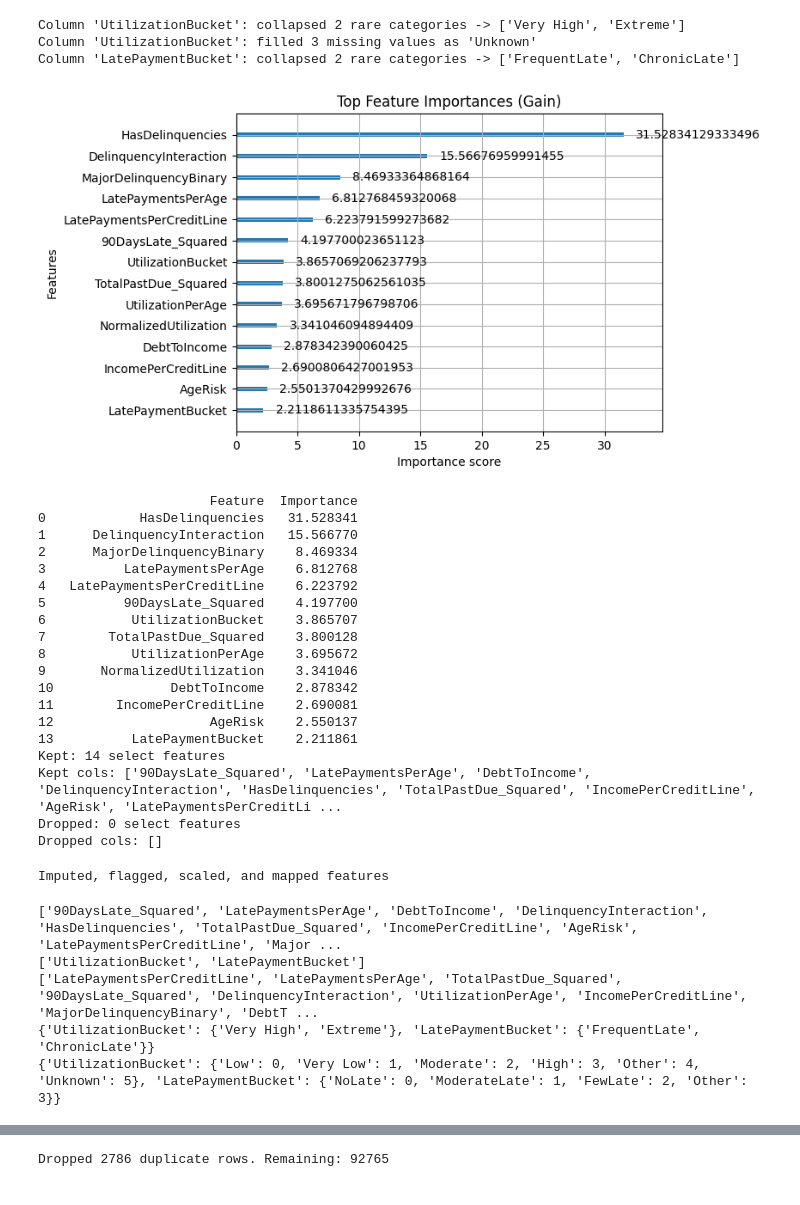
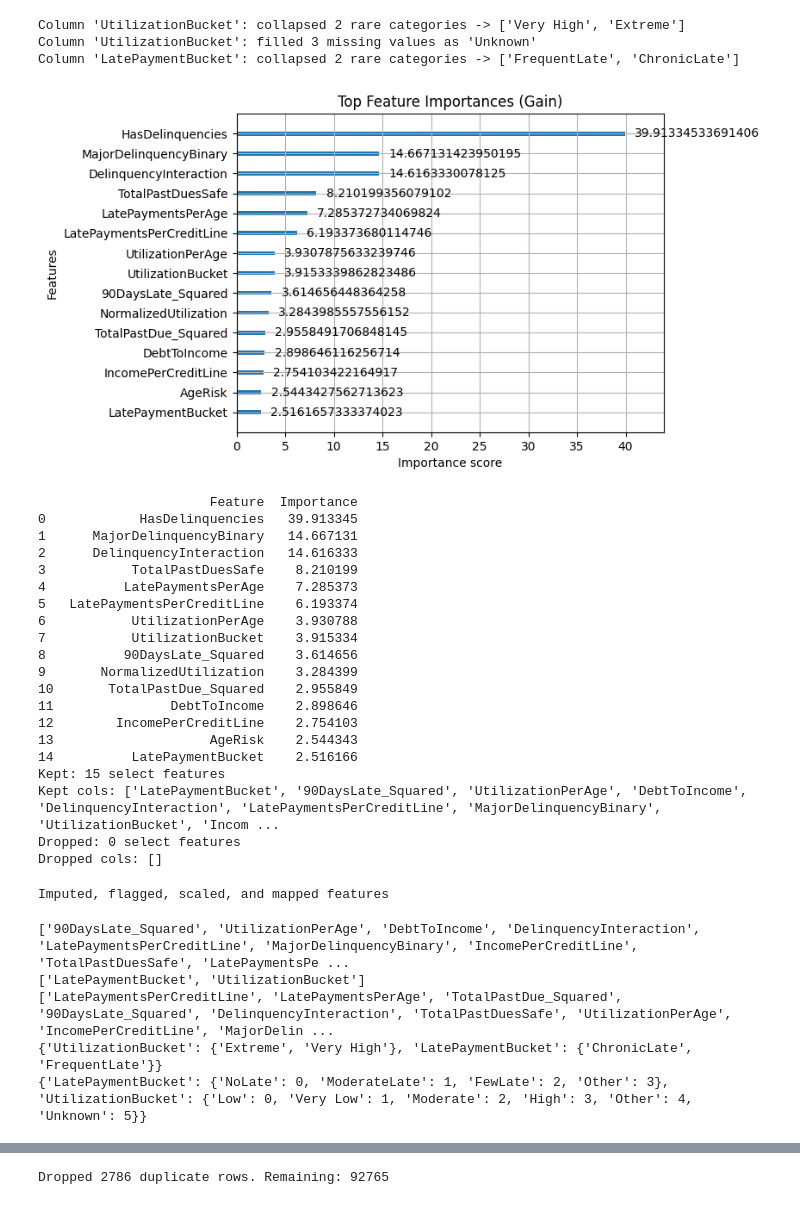
Before and after one commit to sunnysunny77/loan, a Jupyter notebook: cr.ipynb, the cells around one changed output, grey strips where cells are left out. Cells and saved outputs as stored; diff of their text form; code cells hidden in the pictures.

```diff
--- a/cr.ipynb
+++ b/cr.ipynb
@@ -123,6 +123,8 @@ def engineer_features(df):
     )
 
     RevolvingUtilizationOfUnsecuredLines = np.log1p(df_e["RevolvingUtilizationOfUnsecuredLines"].fillna(0))
+
+    df_e["TotalPastDuesSafe"] = TotalPastDue
 
     df_e["MajorDelinquencyBinary"] = (
         (df_e["NumberOfTimes90DaysLate"].fillna(0) > 0) |
@@ -630,26 +633,27 @@ Column 'UtilizationBucket': filled 3 missing values as 'Unknown'
 Column 'LatePaymentBucket': collapsed 2 rare categories -> ['FrequentLate', 'ChronicLate']
 # %%
 # Feature selection
-df_selected, fs_cols_to_drop = select_features(df_collapsed, y_train, n_to_keep=13, bias_mode=None)
+df_selected, fs_cols_to_drop = select_features(df_collapsed, y_train, n_to_keep=14, bias_mode=None)
 # %% [output]
-[figure, old version]
+[figure, new version]
                       Feature  Importance
-0            HasDelinquencies   31.528341
-1      DelinquencyInteraction   15.566770
-2      MajorDelinquencyBinary    8.469334
-3          LatePaymentsPerAge    6.812768
-4   LatePaymentsPerCreditLine    6.223792
-5          90DaysLate_Squared    4.197700
-6           UtilizationBucket    3.865707
-7        TotalPastDue_Squared    3.800128
-8           UtilizationPerAge    3.695672
-9       NormalizedUtilization    3.341046
-10               DebtToIncome    2.878342
-11        IncomePerCreditLine    2.690081
-12                    AgeRisk    2.550137
-13          LatePaymentBucket    2.211861
-Kept: 14 select features
-Kept cols: ['90DaysLate_Squared', 'LatePaymentsPerAge', 'DebtToIncome', 'DelinquencyInteraction', 'HasDelinquencies', 'TotalPastDue_Squared', 'IncomePerCreditLine', 'AgeRisk', 'LatePaymentsPerCreditLi ...
+0            HasDelinquencies   39.913345
+1      MajorDelinquencyBinary   14.667131
+2      DelinquencyInteraction   14.616333
+3           TotalPastDuesSafe    8.210199
+4          LatePaymentsPerAge    7.285373
+5   LatePaymentsPerCreditLine    6.193374
+6           UtilizationPerAge    3.930788
+7           UtilizationBucket    3.915334
+8          90DaysLate_Squared    3.614656
+9       NormalizedUtilization    3.284399
+10       TotalPastDue_Squared    2.955849
+11               DebtToIncome    2.898646
+12        IncomePerCreditLine    2.754103
+13                    AgeRisk    2.544343
+14          LatePaymentBucket    2.516166
+Kept: 15 select features
+Kept cols: ['LatePaymentBucket', '90DaysLate_Squared', 'UtilizationPerAge', 'DebtToIncome', 'DelinquencyInteraction', 'LatePaymentsPerCreditLine', 'MajorDelinquencyBinary', 'UtilizationBucket', 'Incom ...
 Dropped: 0 select features
 Dropped cols: []
 # %%
@@ -667,11 +671,11 @@ print(skewed_col_order)
 print(rare_maps)
 print(cat_maps)
 # %% [output]
-['90DaysLate_Squared', 'LatePaymentsPerAge', 'DebtToIncome', 'DelinquencyInteraction', 'HasDelinquencies', 'TotalPastDue_Squared', 'IncomePerCreditLine', 'AgeRisk', 'LatePaymentsPerCreditLine', 'Major ...
-['UtilizationBucket', 'LatePaymentBucket']
-['LatePaymentsPerCreditLine', 'LatePaymentsPerAge', 'TotalPastDue_Squared', '90DaysLate_Squared', 'DelinquencyInteraction', 'UtilizationPerAge', 'IncomePerCreditLine', 'MajorDelinquencyBinary', 'DebtT ...
-{'UtilizationBucket': {'Very High', 'Extreme'}, 'LatePaymentBucket': {'FrequentLate', 'ChronicLate'}}
-{'UtilizationBucket': {'Low': 0, 'Very Low': 1, 'Moderate': 2, 'High': 3, 'Other': 4, 'Unknown': 5}, 'LatePaymentBucket': {'NoLate': 0, 'ModerateLate': 1, 'FewLate': 2, 'Other': 3}}
+['90DaysLate_Squared', 'UtilizationPerAge', 'DebtToIncome', 'DelinquencyInteraction', 'LatePaymentsPerCreditLine', 'MajorDelinquencyBinary', 'IncomePerCreditLine', 'TotalPastDuesSafe', 'LatePaymentsPe ...
+['LatePaymentBucket', 'UtilizationBucket']
+['LatePaymentsPerCreditLine', 'LatePaymentsPerAge', 'TotalPastDue_Squared', '90DaysLate_Squared', 'DelinquencyInteraction', 'TotalPastDuesSafe', 'UtilizationPerAge', 'IncomePerCreditLine', 'MajorDelin ...
+{'UtilizationBucket': {'Extreme', 'Very High'}, 'LatePaymentBucket': {'ChronicLate', 'FrequentLate'}}
+{'LatePaymentBucket': {'NoLate': 0, 'ModerateLate': 1, 'FewLate': 2, 'Other': 3}, 'UtilizationBucket': {'Low': 0, 'Very Low': 1, 'Moderate': 2, 'High': 3, 'Other': 4, 'Unknown': 5}}
 # %%
 # Process
 all_cols_to_drop = feature_cols_to_drop + hm_cols_to_drop + hc_cols_to_drop + fs_cols_to_drop
```
Also changed, not shown: parts of 12 cells of this notebook, 17 other files.
